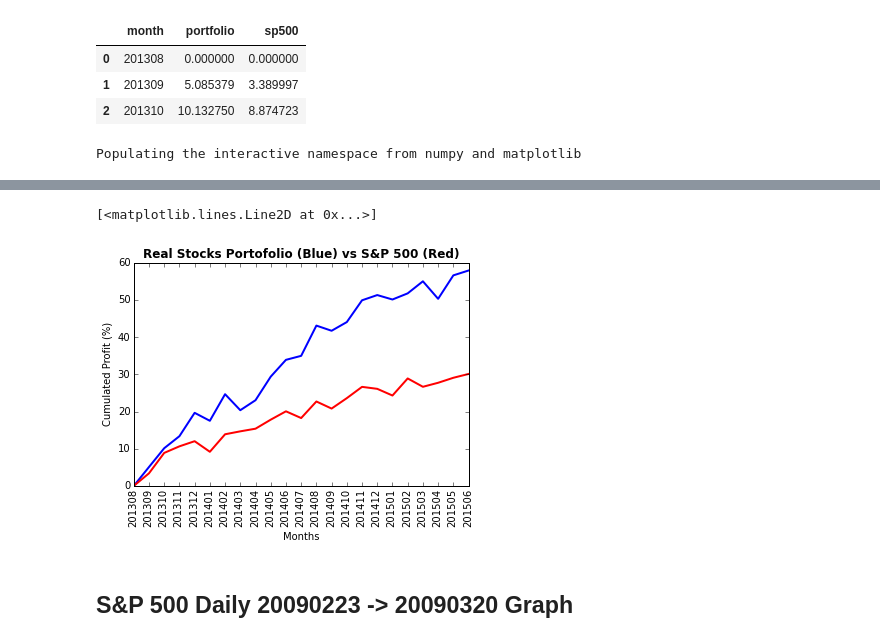
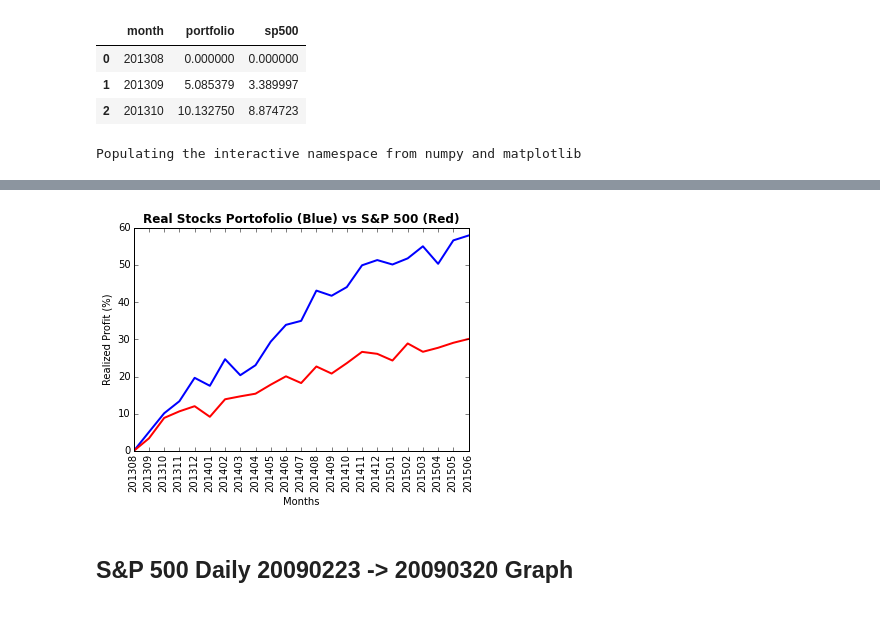
Before and after one commit to marcolunardi/metis, a Jupyter notebook: kojak_work/options_project_analysis_3.ipynb, the cells around one changed output, grey strips where cells are left out. Cells and saved outputs as stored; diff of their text form; code cells hidden in the pictures.

```diff
--- a/kojak_work/options_project_analysis_3.ipynb
+++ b/kojak_work/options_project_analysis_3.ipynb
@@ -1763,7 +1763,7 @@ track.head(3)
 plt.xticks(range(len(track.month)), track.month, rotation = 'vertical')
 plt.title('Real Stocks Portofolio (Blue) vs S&P 500 (Red)', fontweight='bold')
 plt.xlabel("Months")
-plt.ylabel("Cumulated Profit (%)")
+plt.ylabel("Realized Profit (%)")
 plt.plot(range(len(track.portfolio)), track.portfolio, color = 'b', label = 'Portfolio', lw = 2)
 plt.plot(range(len(track.sp500)), track.sp500, color = 'r', label = 'S&P 500', lw = 2)
 # %% [output]
@@ -1773,5 +1772,4 @@ WARNING: pylab import has clobbered these variables: ['info', 'linalg', 'draw_if
-[<matplotlib.lines.Line2D at 0x...>]
-[figure, old version]
+[figure, new version]
 # %% [markdown]
 ## S&P 500 Daily 20090223 -> 20090320 Graph
 # %%
```
Also changed, not shown: parts of 1 cell of this notebook, 4 other files.
